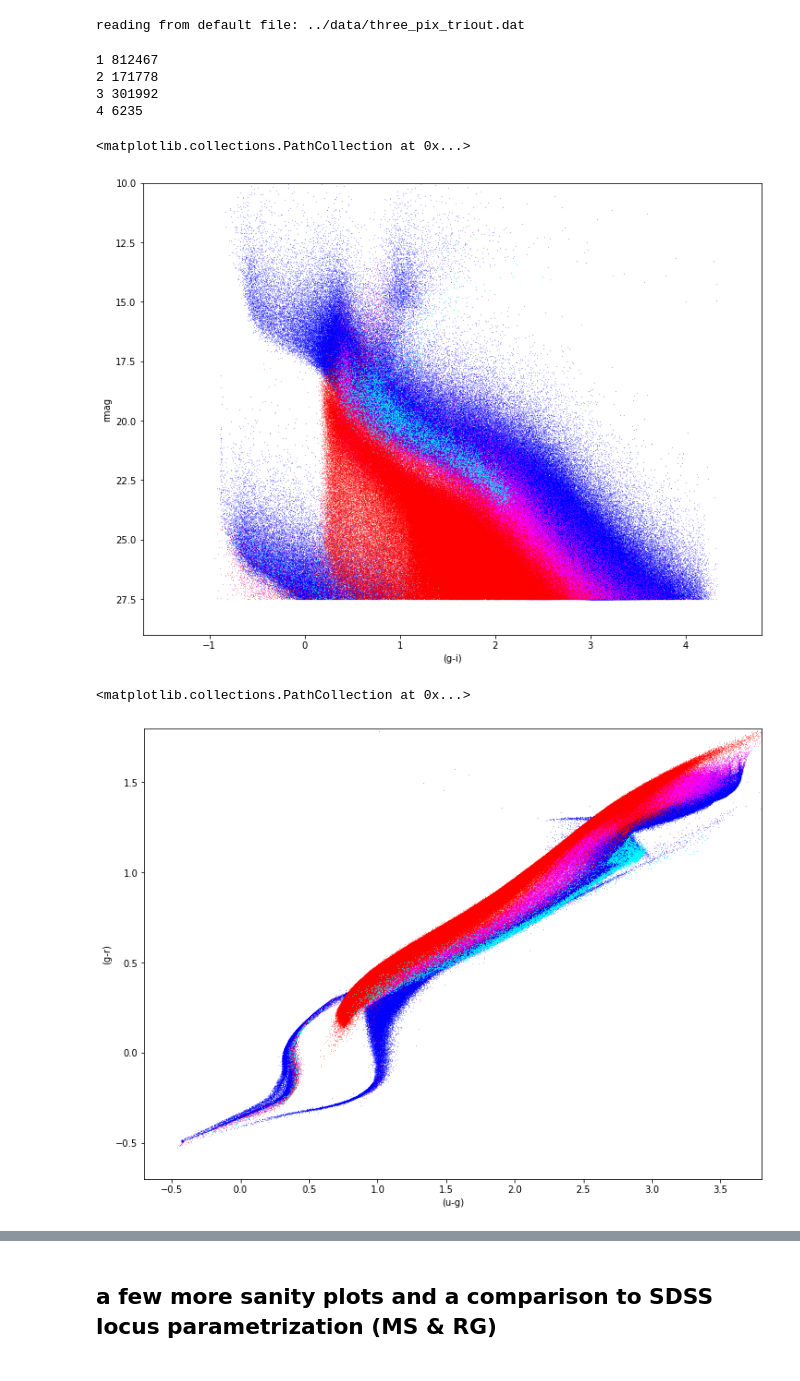
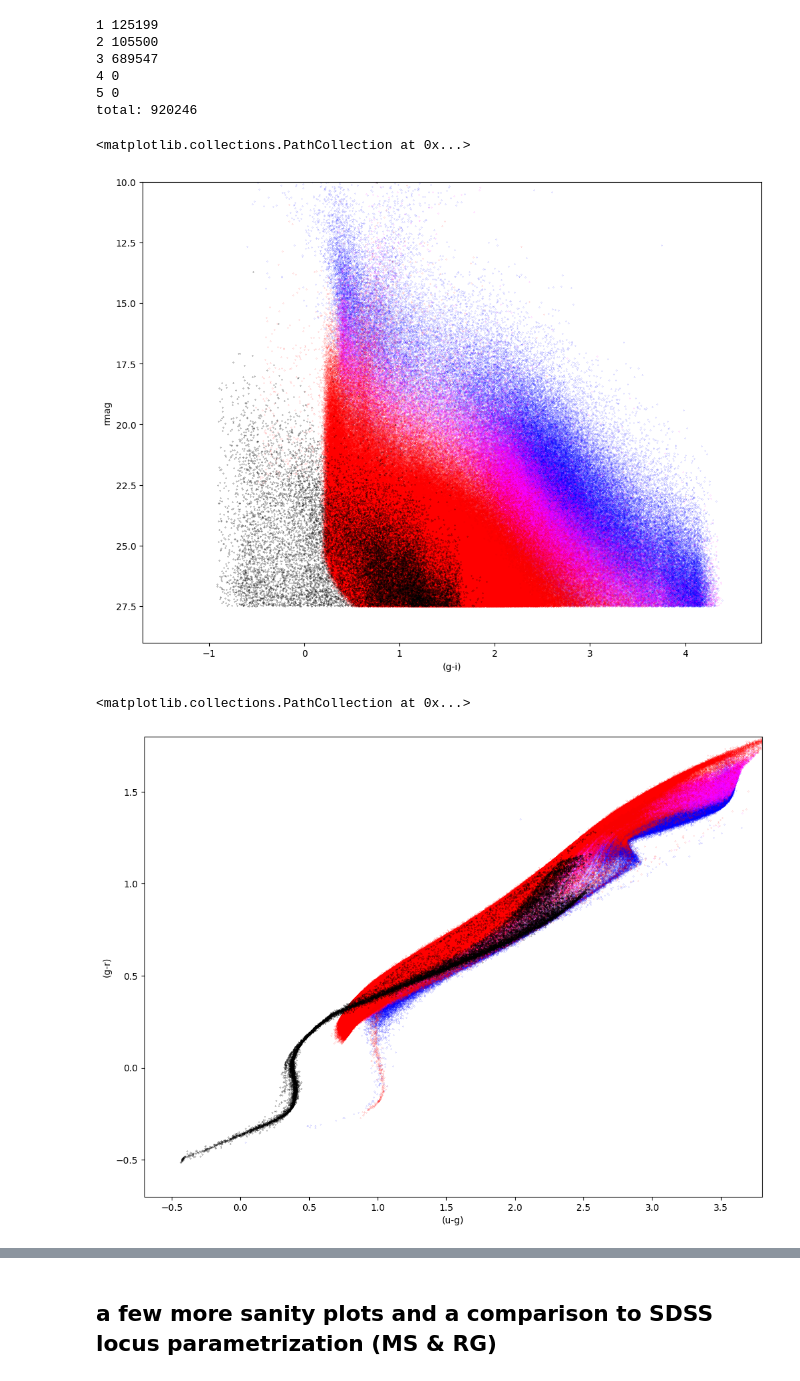
Before and after one commit to labastro-rbi/photoD, a Jupyter notebook: notebooks/makeSimCatalog.ipynb, the cells around one changed output, grey strips where cells are left out. Saved outputs shown, nothing was run; the diff lists cells and outputs as text; code cells hidden in the pictures.

```diff
--- a/notebooks/makeSimCatalog.ipynb
+++ b/notebooks/makeSimCatalog.ipynb
@@ -18,9 +18,8 @@ from scipy.stats import gaussian_kde
 sys.path.append('../src')
 import LocusTools as lt
 import PlotTools as pt
-# %%
-## TRILEGAL sims: file from Dani three_pix_triout.dat
-trilegal = lt.readTRILEGAL()
-# %% [output]
-reading from default file: ../data/three_pix_triout.dat
+# %%
+## read catalog produced at Astro Lab
+infile = '../data/AstroLabPriors/Stripe82/SDSSpatchRA340-350-TRILEGALcatalog.txt'
+cat = lt.readAstroLabCatalog(infile)
 # %%
@@ -45,39 +35,51 @@ if (1):
+# %%
+## separate MS/RGs from white dwarfs
+catMSRG = cat[cat['pop']<9]
+catWD = cat[cat['pop']==9]
+print('MSRG:', np.size(catMSRG), 'WD:', np.size(catWD))
 # %%
 ## show Galactic component the star belongs to:
 ##   1 → thin disk; 2 → thick disk; 3 → halo; 4 → bulge; 5 → Magellanic Clouds.
-kk = trilegal['comp']
+kk = catMSRG['GC']
 t = {}
-for i in range(1,5):
-    t[i] = trilegal[kk==i]
+total = 0
+for i in range(1,6):
+    t[i] = catMSRG[kk==i]
     print(i, np.size(t[i]))
+    total += np.size(t[i])
+print('total:', total)
 # %% [output]
-1 812467
-2 171778
-3 301992
-4 6235
+1 125199
+2 105500
+3 689547
+4 0
+5 0
+total: 920246
 # %%
 # Galactic components:
 fig,ax = plt.subplots(1,1,figsize=(12,9))
-C1 = 'giTLorig'
-C2 = 'rmagTLorig'
+C1 = 'gi'
+C2 = 'rmag'
 
 ax.set_xlim(-1.7,4.8)
 ax.set_ylim(29,10)
 
 ax.set_xlabel('(g-i)')
 ax.set_ylabel('rmag')
 
 ax.scatter(t[1][C1], t[1][C2], s=0.01, c='blue')
 ax.scatter(t[2][C1], t[2][C2], s=0.01, c='magenta')
 ax.scatter(t[3][C1], t[3][C2], s=0.01, c='red')
 ax.scatter(t[4][C1], t[4][C2], s=0.05, c='cyan')
+
+ax.scatter(catWD[C1], catWD[C2], s=0.05, c='black')
 # %% [output]
 <matplotlib.collections.PathCollection at 0x...>
-[figure, old version]
+[figure, new version]
 # %%
 fig,ax = plt.subplots(1,1,figsize=(12,9))
-C1 = 'ugTLorig'
-C2 = 'grTLorig'
+C1 = 'ug'
+C2 = 'gr'
 
 ax.set_xlim(-0.7,3.8)
 ax.set_ylim(-0.7,1.8)
@@ -89,9 +91,11 @@ ax.scatter(t[1][C1], t[1][C2], s=0.01, c='blue')
 ax.scatter(t[2][C1], t[2][C2], s=0.01, c='magenta')
 ax.scatter(t[3][C1], t[3][C2], s=0.01, c='red')
 ax.scatter(t[4][C1], t[4][C2], s=0.05, c='cyan')
+
+ax.scatter(catWD[C1], catWD[C2], s=0.05, c='black')
 # %% [output]
 <matplotlib.collections.PathCollection at 0x...>
-[figure, old version]
+[figure, new version]
 # %%
 # Galactic components:
 fig,ax = plt.subplots(1,1,figsize=(12,9))
```
Also changed, not shown: parts of 48 cells of this notebook.
